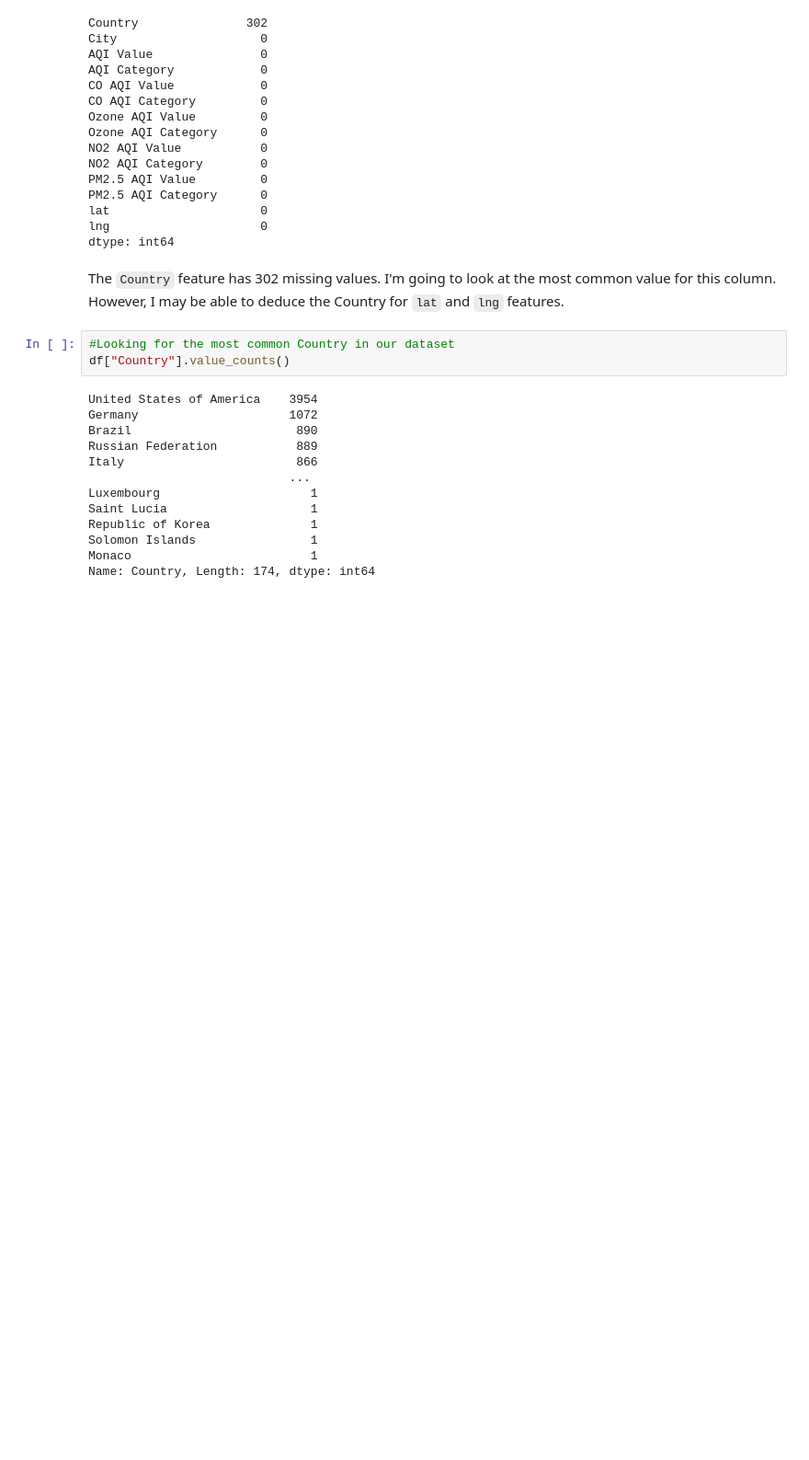
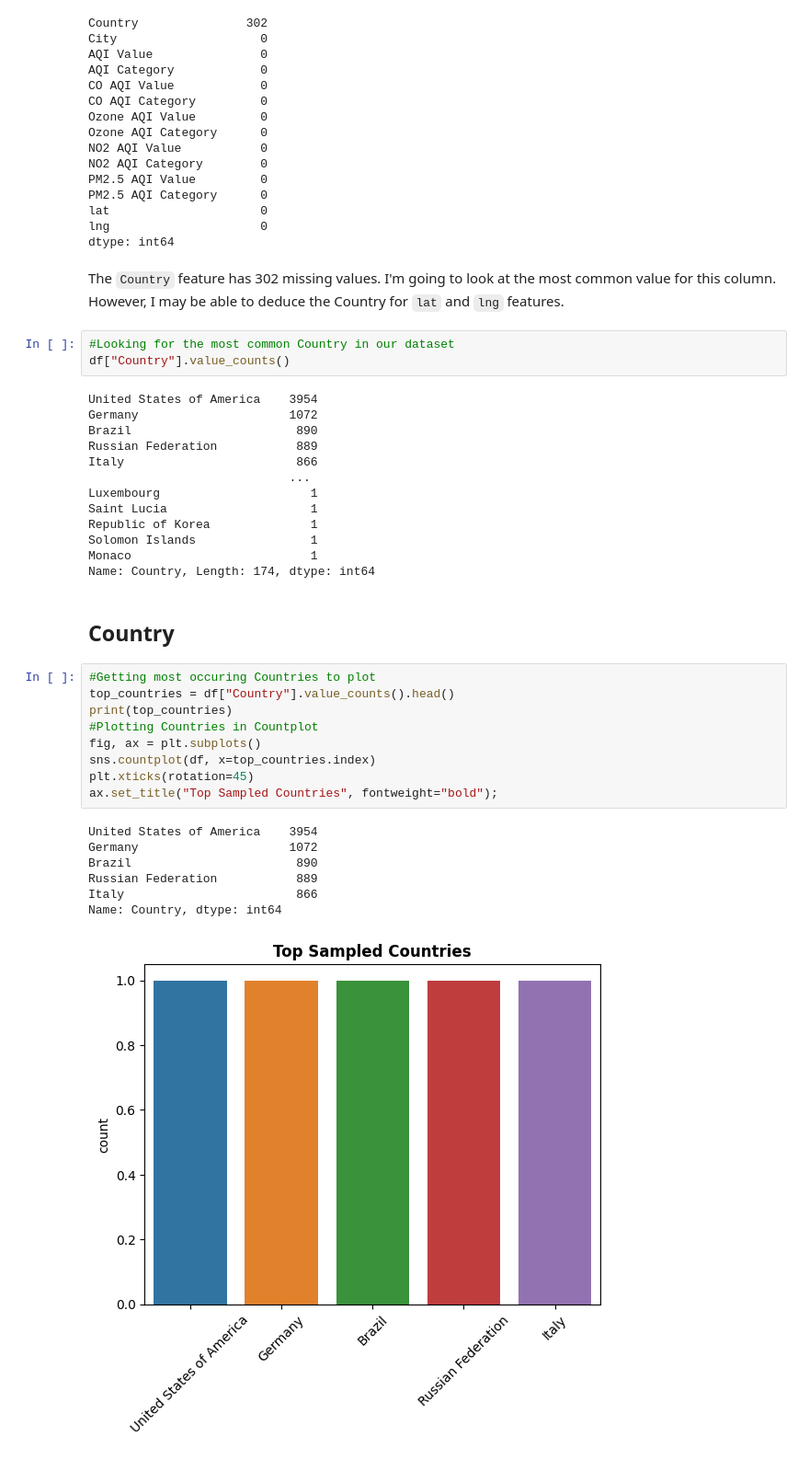
Before and after one commit to eckoecho/Project-2, a Jupyter notebook: World_Air_Quality_Index_by_City_and_Coordinates.ipynb, the cells around one changed output. Shown at 92% size. Cells and saved outputs as stored; diff of their text form; blank space fills up the shorter version.

```diff
--- a/World_Air_Quality_Index_by_City_and_Coordinates.ipynb
+++ b/World_Air_Quality_Index_by_City_and_Coordinates.ipynb
@@ -139,3 +123,22 @@ Republic of Korea              1
 Solomon Islands                1
 Monaco                         1
 Name: Country, Length: 174, dtype: int64
+# %% [markdown]
+## Country
+# %%
+#Getting most occuring Countries to plot
+top_countries = df["Country"].value_counts().head()
+print(top_countries)
+#Plotting Countries in Countplot
+fig, ax = plt.subplots()
+sns.countplot(df, x=top_countries.index)
+plt.xticks(rotation=45)
+ax.set_title("Top Sampled Countries", fontweight="bold");
+# %% [output]
+United States of America    3954
+Germany                     1072
+Brazil                       890
+Russian Federation           889
+Italy                        866
+Name: Country, dtype: int64
+[figure, added]
```
Also changed, not shown: parts of 12 cells of this notebook.
